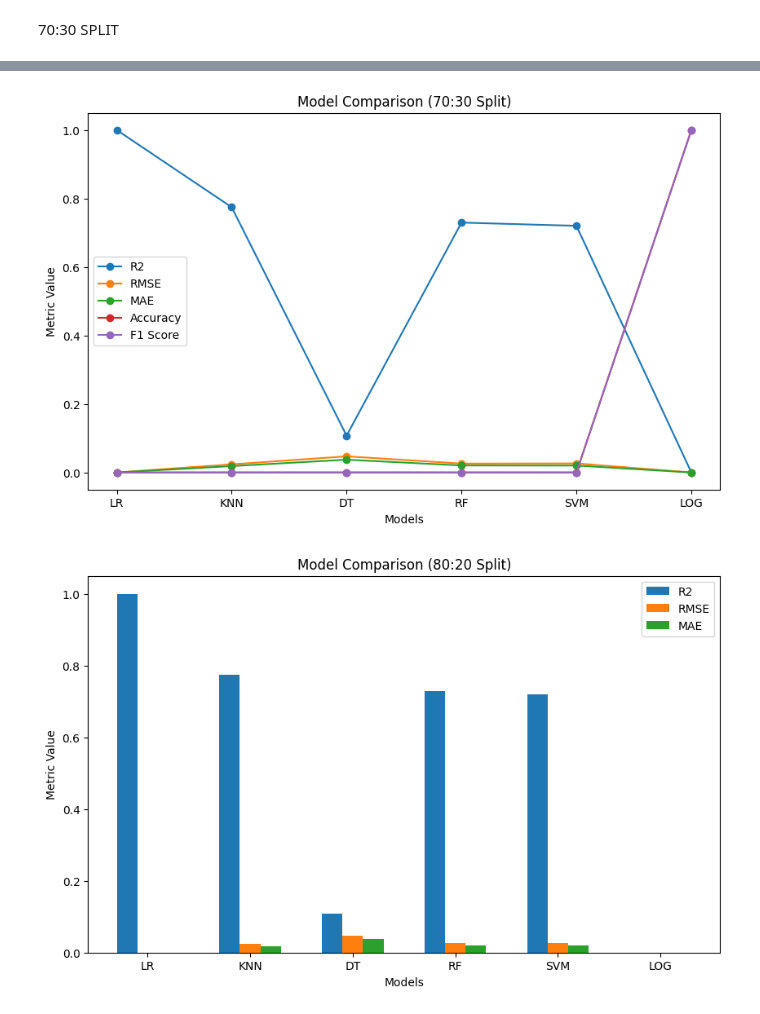
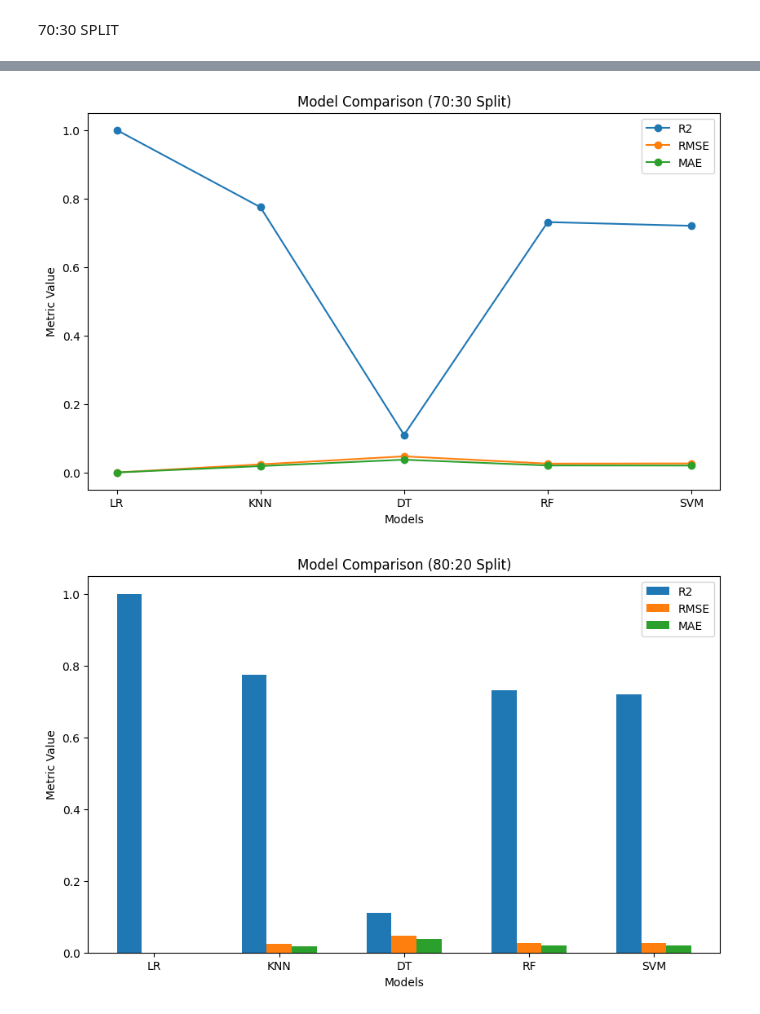
Before and after one commit to LaxmikantRakhade/Flood-Prediction-MACHINE-LEARNING, a Jupyter notebook: FLOOD_PREDICTION_FINAL.ipynb, the cells around one changed output, grey strips where cells are left out. Saved outputs shown, nothing was run; the diff lists cells and outputs as text; code cells hidden in the pictures.

```diff
--- a/FLOOD_PREDICTION_FINAL.ipynb
+++ b/FLOOD_PREDICTION_FINAL.ipynb
@@ -1128,16 +1094,12 @@ import matplotlib.pyplot as plt
 import numpy as np
 
 # Model Names
-models = ["LR", "KNN", "DT", "RF", "SVM", "LOG"]
+models = ["LR", "KNN", "DT", "RF", "SVM"]
 
-# Metrics (already calculated values use karo)
-acc_log = acc
-f1_log = results_df.loc[results_df['Model'] == 'Logistic Regression', 'F1 Score'].iloc[0]
-r2_scores = [r2_lr, r2_knn, r2_dt, r2_rf, r2_svm, 0]
-rmse_scores = [rmse_lr, rmse_knn, rmse_dt, rmse_rf, rmse_svm, 0]
-mae_scores = [mae_lr, mae_knn, mae_dt, mae_rf, mae_svm, 0]
-accuracy_scores = [0, 0, 0, 0, 0, acc_log]
-f1_scores = [0, 0, 0, 0, 0, f1_log]
+# Metrics
+r2_scores = [r2_lr, r2_knn, r2_dt, r2_rf, r2_svm]
+rmse_scores = [rmse_lr, rmse_knn, rmse_dt, rmse_rf, rmse_svm]
+mae_scores = [mae_lr, mae_knn, mae_dt, mae_rf, mae_svm]
 
 x = np.arange(len(models))
 
@@ -1146,8 +1108,6 @@ plt.figure(figsize=(10,6))
 plt.plot(x, r2_scores, marker='o', label="R2")
 plt.plot(x, rmse_scores, marker='o', label="RMSE")
 plt.plot(x, mae_scores, marker='o', label="MAE")
-plt.plot(x, accuracy_scores, marker='o', label="Accuracy")
-plt.plot(x, f1_scores, marker='o', label="F1 Score")
 
 plt.xticks(x, models)
 plt.title("Model Comparison (70:30 Split)")
@@ -1157,38 +1117,34 @@ plt.legend()
 
 plt.show()
 # %% [output]
-[figure, old version]
+[figure, new version]
 # %%
 import matplotlib.pyplot as plt
 import numpy as np
 
 # Model Names
-models = ["LR", "KNN", "DT", "RF", "SVM", "LOG"]
+models = ["LR", "KNN", "DT", "RF", "SVM"]
 
 # Metrics (80:20 values)
-acc_log = acc
-f1_log = results_df.loc[results_df['Model'] == 'Logistic Regression', 'F1 Score'].iloc[0]
-r2_scores = [r2_lr, r2_knn, r2_dt, r2_rf, r2_svm, 0]
-rmse_scores = [rmse_lr, rmse_knn, rmse_dt, rmse_rf, rmse_svm, 0]
-mae_scores = [mae_lr, mae_knn, mae_dt, mae_rf, mae_svm, 0]
-accuracy_scores = [0, 0, 0, 0, 0, acc_log]
-f1_scores = [0, 0, 0, 0, 0, f1_log]
+r2_scores = [r2_lr, r2_knn, r2_dt, r2_rf, r2_svm]
+rmse_scores = [rmse_lr, rmse_knn, rmse_dt, rmse_rf, rmse_svm]
+mae_scores = [mae_lr, mae_knn, mae_dt, mae_rf, mae_svm]
 
 x = np.arange(len(models))
 
 plt.figure(figsize=(10,6))
 
 plt.bar(x - 0.2, r2_scores, width=0.2, label="R2")
 plt.bar(x, rmse_scores, width=0.2, label="RMSE")
 plt.bar(x + 0.2, mae_scores, width=0.2, label="MAE")
 
 plt.xticks(x, models)
 plt.title("Model Comparison (80:20 Split)")
 plt.xlabel("Models")
 plt.ylabel("Metric Value")
 plt.legend()
 
 plt.show()
 # %% [output]
-[figure, old version]
+[figure, new version]
 # %%
```
Also changed, not shown: parts of 19 cells of this notebook.
